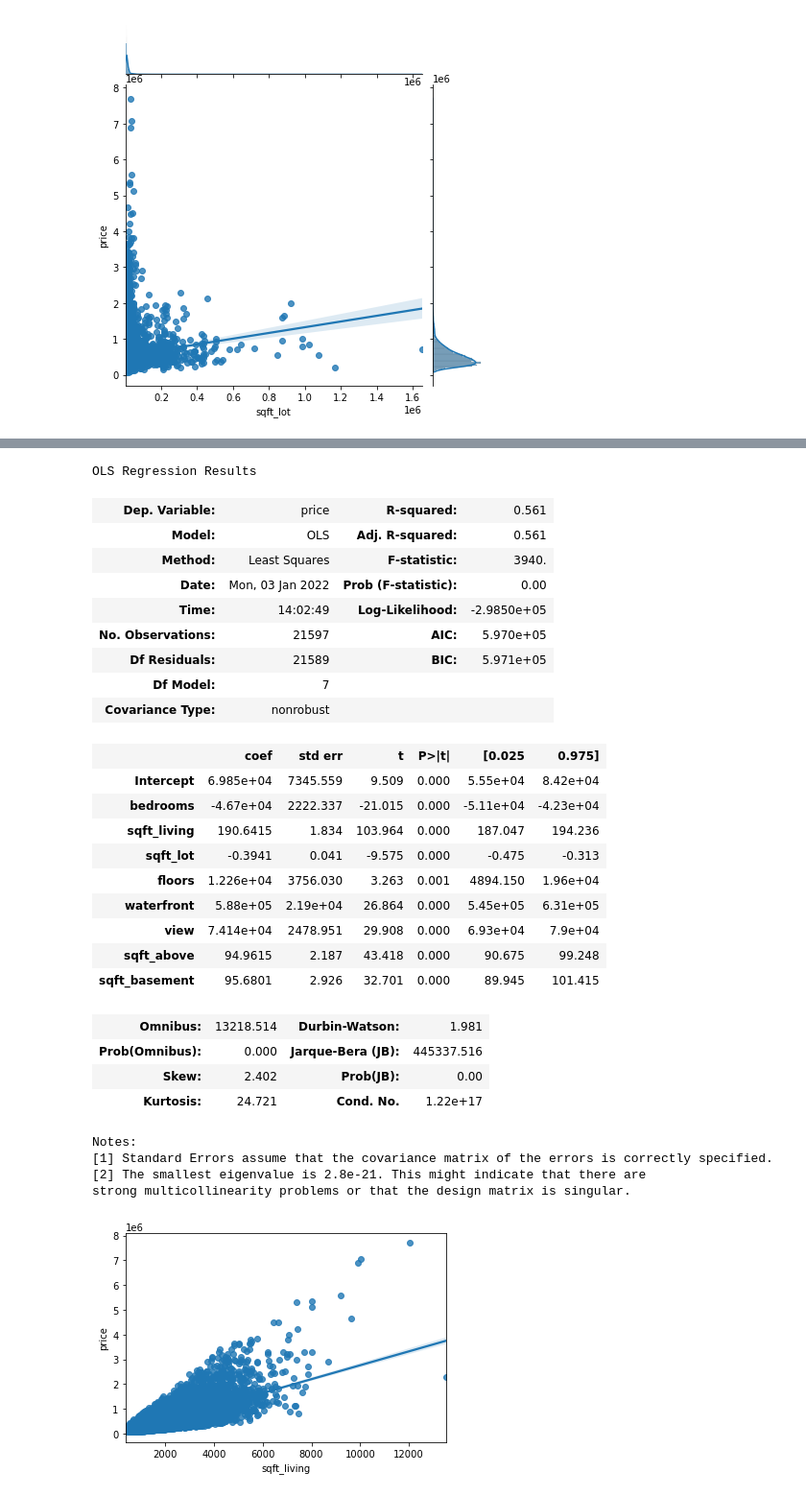
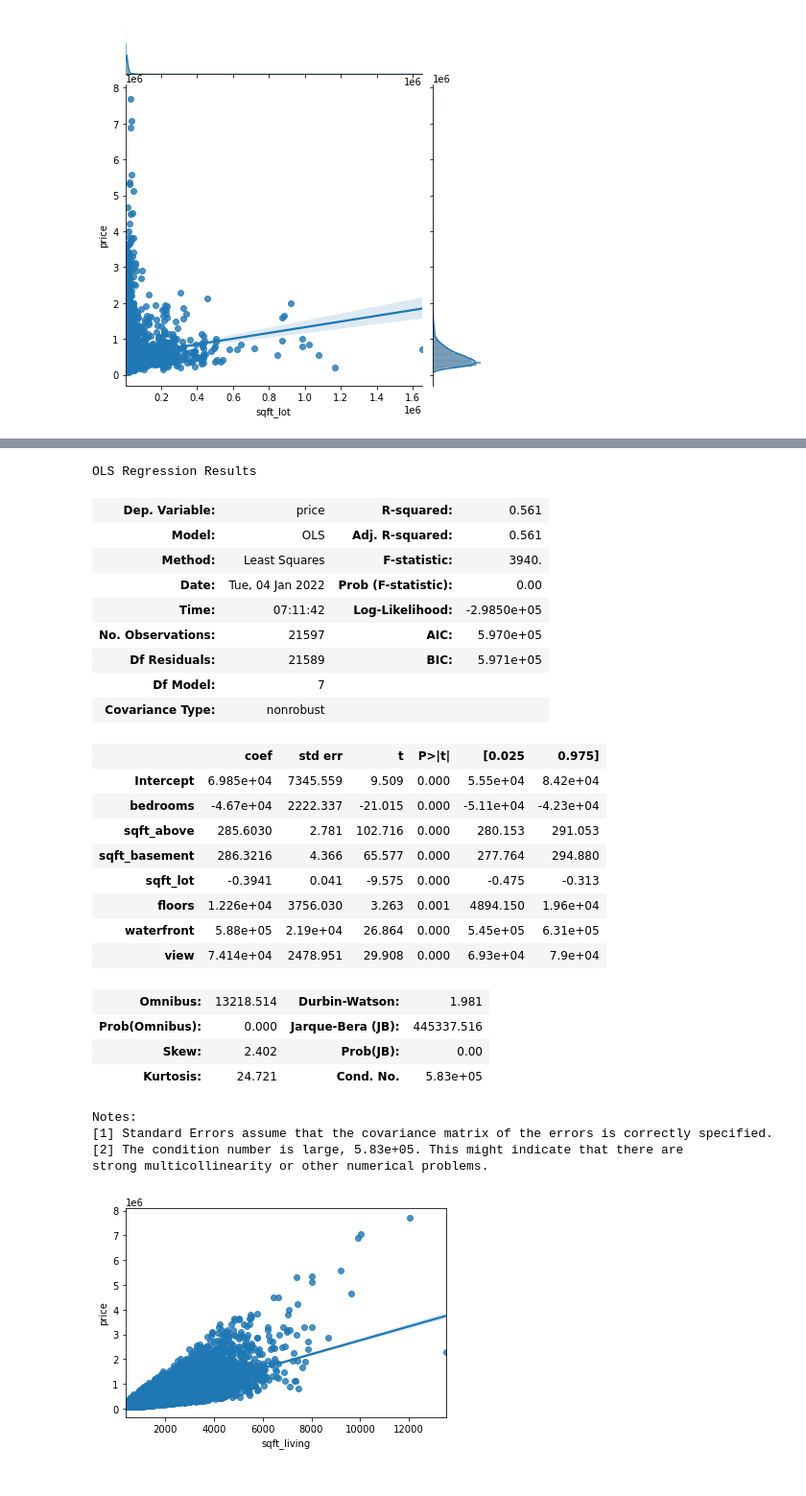
Before and after one commit to hannah-schurman/dsc-phase2-project, a Jupyter notebook: project-hannah.ipynb, the cells around one changed output, grey strips where cells are left out. Shown at 96% size. Cells and saved outputs as stored; diff of their text form; code cells hidden in the pictures.

```diff
--- a/project-hannah.ipynb
+++ b/project-hannah.ipynb
@@ -398,39 +408,35 @@ strong multicollinearity problems or that the design matrix is singular.
 # %%
 cols = ['bedrooms', 'sqft_living', 'sqft_lot', 'floors', 'waterfront', 'view', 'sqft_above', 'sqft_basement']
-# %%
-predictors = '+'.join(cols)
-formula = outcome + '~' + predictors
-model = ols(formula=formula, data=df).fit()
-model.summary()
-# %% [output]
-OLS Regression Results
-| Dep. Variable: | price | R-squared: | 0.561 |
-| Model: | OLS | Adj. R-squared: | 0.561 |
-| Method: | Least Squares | F-statistic: | 3940. |
-| Date: | Mon, 03 Jan 2022 | Prob (F-statistic): | 0.00 |
-| Time: | 14:02:49 | Log-Likelihood: | -2.9850e+05 |
-| No. Observations: | 21597 | AIC: | 5.970e+05 |
-| Df Residuals: | 21589 | BIC: | 5.971e+05 |
-| Df Model: | 7 |  |  |
-| Covariance Type: | nonrobust |  |  |
-|  | coef | std err | t | P>|t| | [0.025 | 0.975] |
-| Intercept | 6.985e+04 | 7345.559 | 9.509 | 0.000 | 5.55e+04 | 8.42e+04 |
-| bedrooms | -4.67e+04 | 2222.337 | -21.015 | 0.000 | -5.11e+04 | -4.23e+04 |
-| sqft_living | 190.6415 | 1.834 | 103.964 | 0.000 | 187.047 | 194.236 |
-| sqft_lot | -0.3941 | 0.041 | -9.575 | 0.000 | -0.475 | -0.313 |
-| floors | 1.226e+04 | 3756.030 | 3.263 | 0.001 | 4894.150 | 1.96e+04 |
-| waterfront | 5.88e+05 | 2.19e+04 | 26.864 | 0.000 | 5.45e+05 | 6.31e+05 |
-| view | 7.414e+04 | 2478.951 | 29.908 | 0.000 | 6.93e+04 | 7.9e+04 |
-| sqft_above | 94.9615 | 2.187 | 43.418 | 0.000 | 90.675 | 99.248 |
-| sqft_basement | 95.6801 | 2.926 | 32.701 | 0.000 | 89.945 | 101.415 |
-| Omnibus: | 13218.514 | Durbin-Watson: | 1.981 |
-| Prob(Omnibus): | 0.000 | Jarque-Bera (JB): | 445337.516 |
-| Skew: | 2.402 | Prob(JB): | 0.00 |
-| Kurtosis: | 24.721 | Cond. No. | 1.22e+17 |
-Notes:
-[1] Standard Errors assume that the covariance matrix of the errors is correctly specified.
-[2] The smallest eigenvalue is 2.8e-21. This might indicate that there are
-strong multicollinearity problems or that the design matrix is singular.
+# %%
+regression_model(outcome, cols, df).summary()
+# %% [output]
+OLS Regression Results
+| Dep. Variable: | price | R-squared: | 0.561 |
+| Model: | OLS | Adj. R-squared: | 0.561 |
+| Method: | Least Squares | F-statistic: | 3940. |
+| Date: | Tue, 04 Jan 2022 | Prob (F-statistic): | 0.00 |
+| Time: | 07:11:42 | Log-Likelihood: | -2.9850e+05 |
+| No. Observations: | 21597 | AIC: | 5.970e+05 |
+| Df Residuals: | 21589 | BIC: | 5.971e+05 |
+| Df Model: | 7 |  |  |
+| Covariance Type: | nonrobust |  |  |
+|  | coef | std err | t | P>|t| | [0.025 | 0.975] |
+| Intercept | 6.985e+04 | 7345.559 | 9.509 | 0.000 | 5.55e+04 | 8.42e+04 |
+| bedrooms | -4.67e+04 | 2222.337 | -21.015 | 0.000 | -5.11e+04 | -4.23e+04 |
+| sqft_above | 285.6030 | 2.781 | 102.716 | 0.000 | 280.153 | 291.053 |
+| sqft_basement | 286.3216 | 4.366 | 65.577 | 0.000 | 277.764 | 294.880 |
+| sqft_lot | -0.3941 | 0.041 | -9.575 | 0.000 | -0.475 | -0.313 |
+| floors | 1.226e+04 | 3756.030 | 3.263 | 0.001 | 4894.150 | 1.96e+04 |
+| waterfront | 5.88e+05 | 2.19e+04 | 26.864 | 0.000 | 5.45e+05 | 6.31e+05 |
+| view | 7.414e+04 | 2478.951 | 29.908 | 0.000 | 6.93e+04 | 7.9e+04 |
+| Omnibus: | 13218.514 | Durbin-Watson: | 1.981 |
+| Prob(Omnibus): | 0.000 | Jarque-Bera (JB): | 445337.516 |
+| Skew: | 2.402 | Prob(JB): | 0.00 |
+| Kurtosis: | 24.721 | Cond. No. | 5.83e+05 |
+Notes:
+[1] Standard Errors assume that the covariance matrix of the errors is correctly specified.
+[2] The condition number is large, 5.83e+05. This might indicate that there are
+strong multicollinearity or other numerical problems.
 # %%
 sns.regplot('sqft_living', 'price', data=df);
 # %% [output]
```
Also changed, not shown: parts of 23 cells of this notebook, 1 other file.
